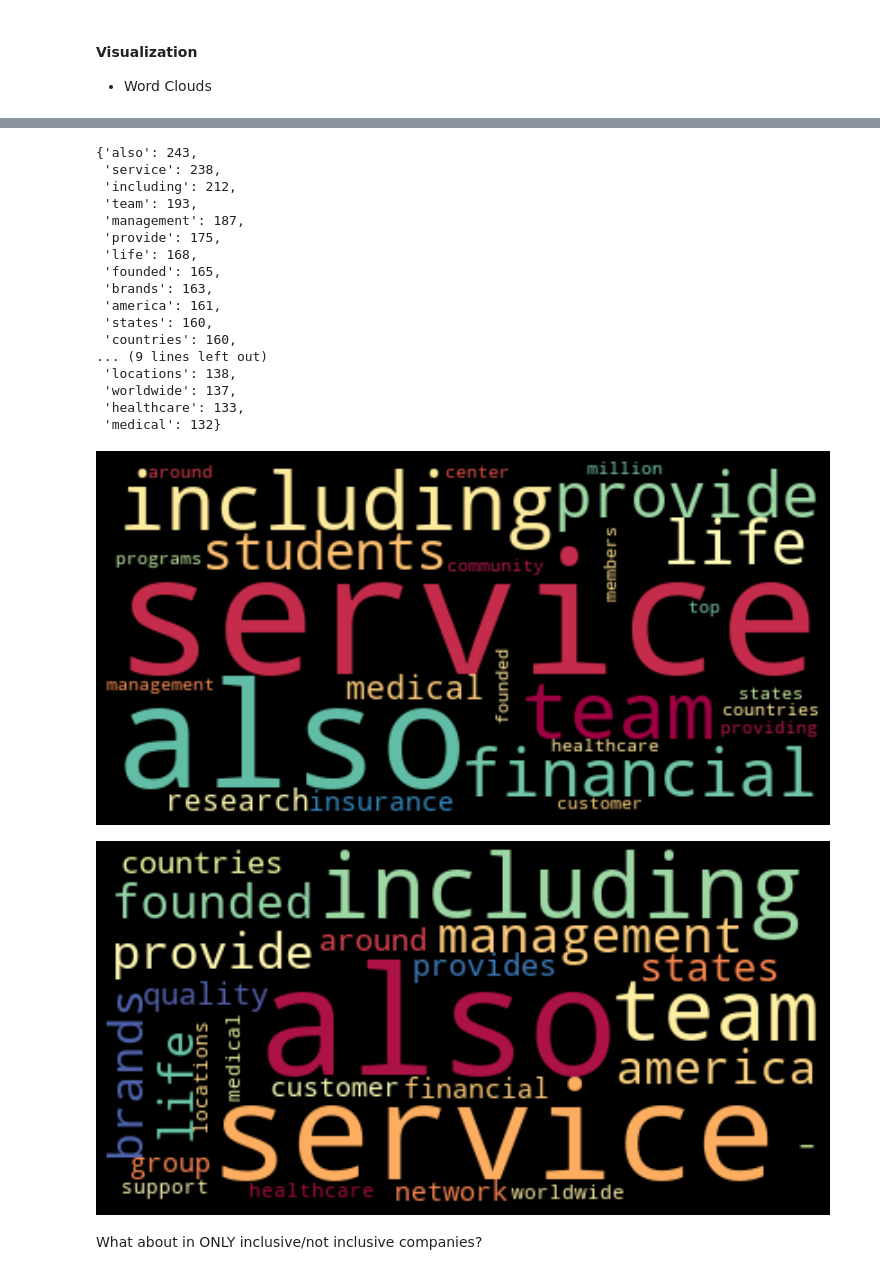
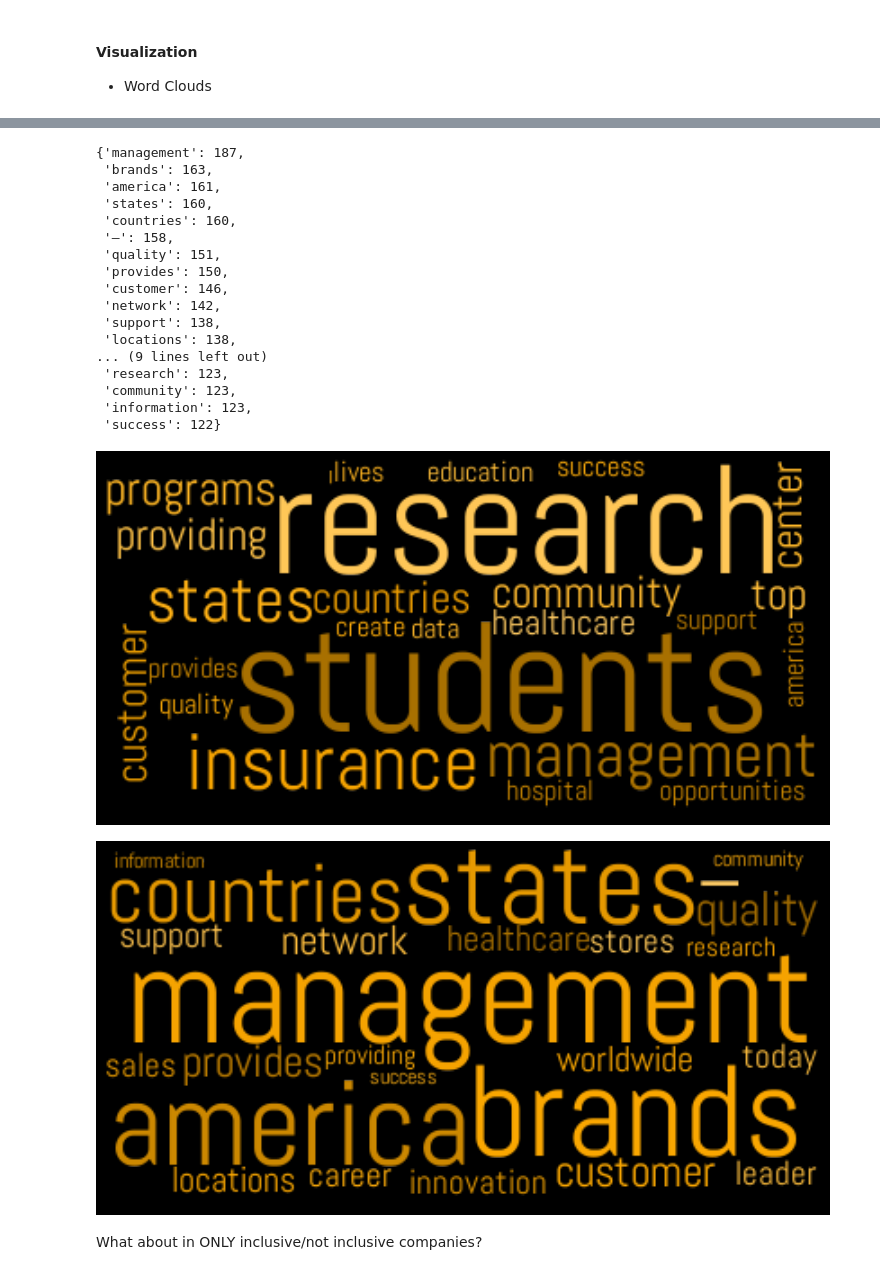
Before and after one commit to cierra4prez/NLP_Diversity_and_Inclusion, a Jupyter notebook: 2_NLP_Preprocessing.ipynb, the cells around one changed output, grey strips where cells are left out. Saved outputs shown, nothing was run; the diff lists cells and outputs as text; code cells hidden in the pictures.

```diff
--- a/2_NLP_Preprocessing.ipynb
+++ b/2_NLP_Preprocessing.ipynb
@@ -156,6 +156,7 @@ sw_list += list(string.punctuation) #appending to stopwords
 sw_list += ["''", '""', '...', '``', '’', '“', '’', '”', '‘', '',
             '-', '—', '--', 'e.g', "'ll", "'ve", "'s",
             'company', 'services', 'world', 'people', 'care', 'health', 'us',
+            'also', 'service', 'including', 'team', 'inc', 'provide', 'life'
            ]
 sw_set = set(sw_list) #list of stop words - why do I need to make it a set?
 # %%
@@ -494,52 +520,74 @@ not_inclusive_dictionary = dict(zip(not_inclusive_bar_words, not_inclusive_bar_c
 # %%
 not_inclusive_dictionary
 # %% [output]
-{'also': 243,
- 'service': 238,
- 'including': 212,
- 'team': 193,
- 'management': 187,
- 'provide': 175,
- 'life': 168,
- 'founded': 165,
+{'management': 187,
  'brands': 163,
  'america': 161,
  'states': 160,
  'countries': 160,
+ '–': 158,
+ 'quality': 151,
+ 'provides': 150,
+ 'customer': 146,
+ 'network': 142,
+ 'support': 138,
+ 'locations': 138,
 ... (9 lines left out)
- 'locations': 138,
- 'worldwide': 137,
- 'healthcare': 133,
- 'medical': 132}
+ 'research': 123,
+ 'community': 123,
+ 'information': 123,
+ 'success': 122}
+# %%
+# Defining parameters for word clouds
+
+def similar_color_func(word=None, font_size=None,
+                       position=None, orientation=None,
+                       font_path=None, random_state=None):
+    h = 40 # 0 - 360
+    s = 100 # 0 - 100
+    l = random_state.randint(30, 70) # 0 - 100
+    return "hsl({}, {}%, {}%)".format(h, s, l)
+
+font_path = 'images/Abel-Regular.ttf'
 # %%
-# Create the word cloud:
+# Create INCLUSIVE word cloud
+wordcloud = WordCloud(colormap='YlOrBr',
+                      font_path=font_path,
+                      background_color="rgba(255,255,255,0)",
+                      mode="RGBA",
+                      color_func=similar_color_func).generate_from_frequencies(inclusive_dictionary)
 
-wordcloud = WordCloud(colormap='Spectral').generate_from_frequencies(inclusive_dictionary)
-
-# Display the generated image w/ matplotlib:
-
+# Display image w/ matplotlib:
 plt.figure(figsize=(10,10), facecolor='k')
 plt.imshow(wordcloud, interpolation='bilinear')
 plt.axis("off")
 plt.tight_layout(pad=0)
 
+plt.show()
+
 # Uncomment the next line if you want to save your image:
-# plt.savefig('satire_wordcloud.png')
-
-plt.show()
+wordcloud.to_file("images/wordcloud_INCLUSIVE.png")
 # %% [output]
-[figure, old version]
+[figure, new version]
 # %%
-wordcloud = WordCloud(colormap='Spectral').generate_from_frequencies(not_inclusive_dictionary)
+# Create NON-INCLUSIVE word cloud
+wordcloud = WordCloud(colormap='YlOrBr',
+                      font_path=font_path,
+                      background_color="rgba(255,255,255,0)",
+                      mode="RGBA",
+                      color_func=similar_color_func).generate_from_frequencies(not_inclusive_dictionary)
 
+# Display image w/ matplotlib:
 plt.figure(figsize=(10,10), facecolor='k')
 plt.imshow(wordcloud, interpolation='bilinear')
 plt.axis("off")
 plt.tight_layout(pad=0)
-# plt.savefig('not_satire_wordcloud.png')
 
 plt.show()
+
+# Uncomment the next line if you want to save your image:
+wordcloud.to_file("images/wordcloud_NOT_INCLUSIVE.png")
 # %% [output]
-[figure, old version]
+[figure, new version]
 # %% [markdown]
 What about in ONLY inclusive/not inclusive companies?
```
Also changed, not shown: parts of 28 cells of this notebook, 7 other files.
